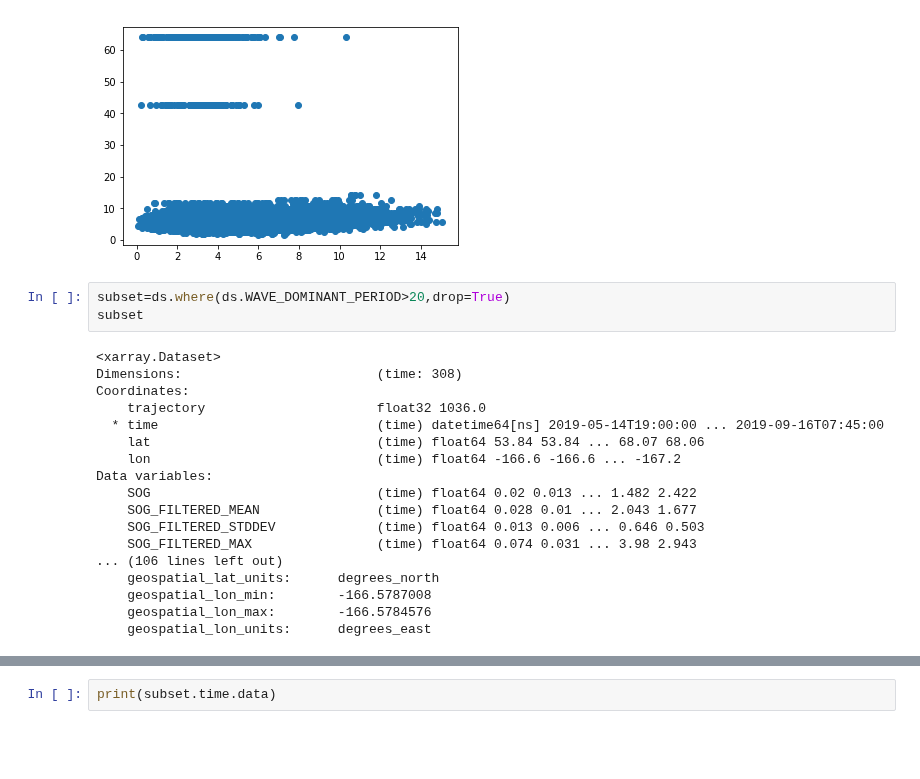
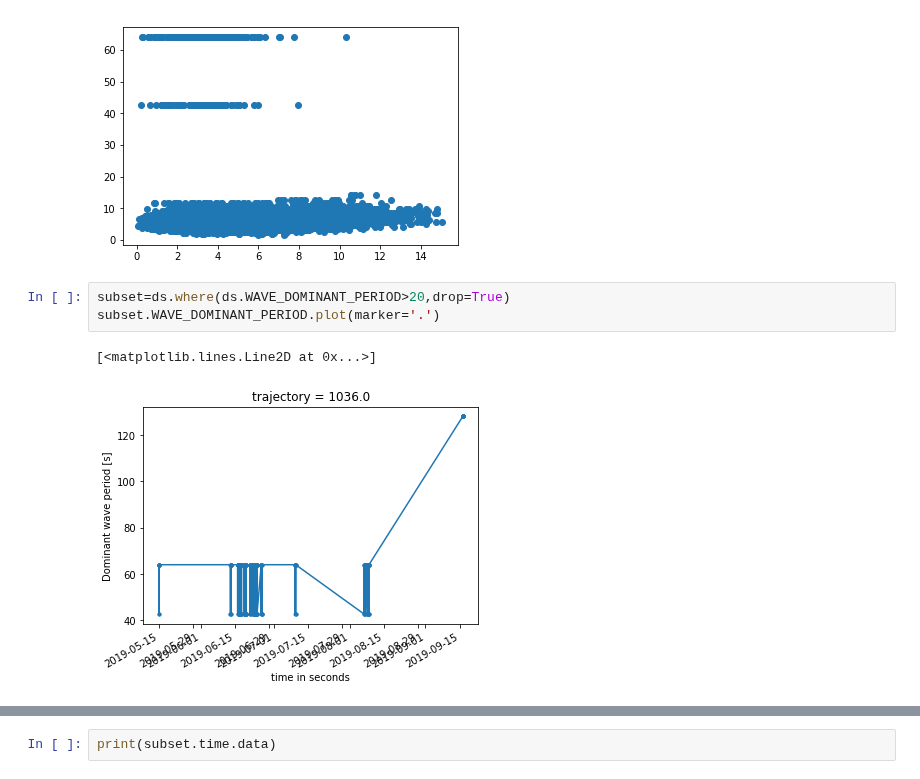
Before and after one commit to cgentemann/Saildrone, a Jupyter notebook: Arctic data plotting.ipynb, the cells around one changed output, grey strips where cells are left out. Drawn from its saved outputs; the diff is of its cells as text; blank space fills up the shorter version.

```diff
--- a/Arctic data plotting.ipynb
+++ b/Arctic data plotting.ipynb
@@ -21,22 +21,7 @@ plt.scatter(ds.spd,ds.WAVE_DOMINANT_PERIOD)
 [figure]
 # %%
 subset=ds.where(ds.WAVE_DOMINANT_PERIOD>20,drop=True)
-subset
+subset.WAVE_DOMINANT_PERIOD.plot(marker='.')
 # %% [output]
-<xarray.Dataset>
-Dimensions:                         (time: 308)
-Coordinates:
-    trajectory                      float32 1036.0
-  * time                            (time) datetime64[ns] 2019-05-14T19:00:00 ... 2019-09-16T07:45:00
-    lat                             (time) float64 53.84 53.84 ... 68.07 68.06
-    lon                             (time) float64 -166.6 -166.6 ... -167.2
-Data variables:
-    SOG                             (time) float64 0.02 0.013 ... 1.482 2.422
-    SOG_FILTERED_MEAN               (time) float64 0.028 0.01 ... 2.043 1.677
-    SOG_FILTERED_STDDEV             (time) float64 0.013 0.006 ... 0.646 0.503
-    SOG_FILTERED_MAX                (time) float64 0.074 0.031 ... 3.98 2.943
-... (106 lines left out)
-    geospatial_lat_units:      degrees_north
-    geospatial_lon_min:        -166.5787008
-    geospatial_lon_max:        -166.5784576
-    geospatial_lon_units:      degrees_east
+[<matplotlib.lines.Line2D at 0x...>]
+[figure, added]
```
Also changed, not shown: parts of 2 cells of this notebook.
